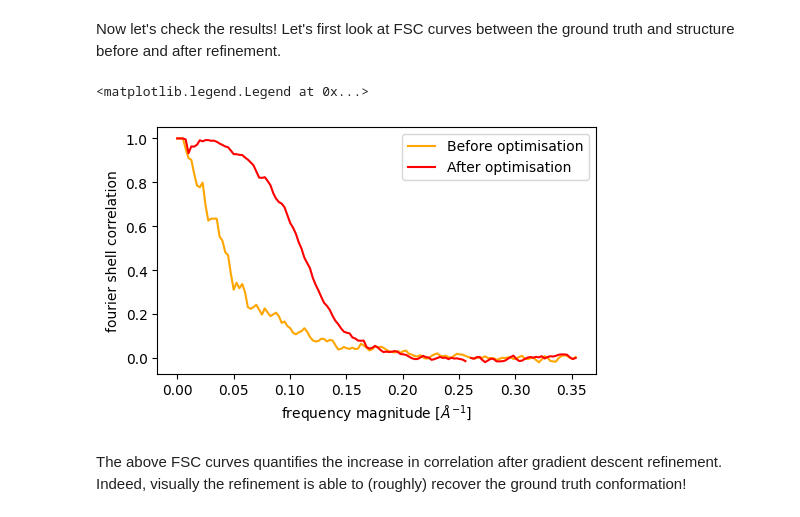
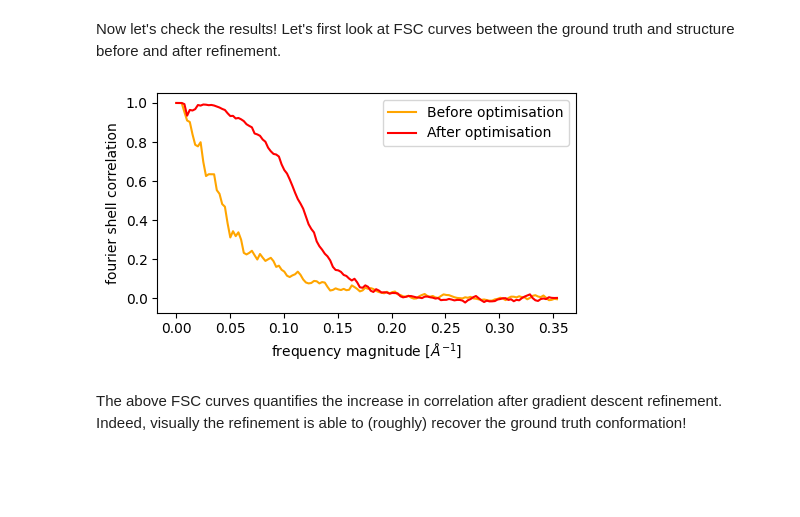
Before and after one commit to michael-0brien/cryojax, a Jupyter notebook: docs/examples/structure-refinement.ipynb, the cells around one changed output. Drawn from its saved outputs; the diff is of its cells as text; code cells hidden in the pictures; blank space fills up the shorter version.

Commit message:
defined width wrong

```diff
--- a/docs/examples/structure-refinement.ipynb
+++ b/docs/examples/structure-refinement.ipynb
@@ -57,7 +57,7 @@ PIXEL_SIZE = 2.0
 VOLTAGE_IN_KILOVOLTS = 300.0
 IMAGE_DIM = 200
 PAD_SCALE = 1.5
-GAUSSIAN_WIDTH_IN_ANGSTROMS = 10.0
+GMM_WIDTH_IN_ANGSTROMS = 3.0
 
 
 def make_parameters(
@@ -137,7 +137,7 @@ n_atoms = ground_truth_positions.shape[0]
 volume = cxs.GaussianMixtureVolume(
     ground_truth_positions,
     amplitudes=jnp.full((n_atoms, 1), 1.0),
-    variances=jnp.full((n_atoms, 1), GAUSSIAN_WIDTH_IN_ANGSTROMS),
+    variances=jnp.full((n_atoms, 1), GMM_WIDTH_IN_ANGSTROMS**2),
 )
 # Instantiate `image_config`
 padded_dim = int(PAD_SCALE * IMAGE_DIM)
@@ -169,7 +169,7 @@ def compute_loss(atom_positions, args):
         volume = cxs.GaussianMixtureVolume(
             atom_positions,
             amplitudes=jnp.full((n_atoms, 1), 1.0),
-            variances=jnp.full((n_atoms, 1), GAUSSIAN_WIDTH_IN_ANGSTROMS),
+            variances=jnp.full((n_atoms, 1), GMM_WIDTH_IN_ANGSTROMS**2),
         )
         image_model = cxs.make_image_model(
             volume,
@@ -294,37 +294,36 @@ def plot_fsc(pos1, pos2, ax, **kwargs):
     compute_voxels = lambda pos: cxs.GaussianMixtureVolume(
         pos,
         amplitudes=jnp.full((n_atoms, 1), 1.0),
-        variances=jnp.full((n_atoms, 1), GAUSSIAN_WIDTH_IN_ANGSTROMS),
+        variances=jnp.full((n_atoms, 1), GMM_WIDTH_IN_ANGSTROMS**2),
     ).to_real_voxel_grid(shape, voxel_size)
     voxels1 = rfftn(compute_voxels(pos1))
     voxels2 = rfftn(compute_voxels(pos2))
     frequencies = make_radial_frequency_grid(shape, voxel_size)
     fsc, frequency_bins, _ = compute_fourier_shell_correlation(
         voxels1,
         voxels2,
         frequencies,
         voxel_size,
     )
     ax.plot(frequency_bins, fsc, **kwargs)
-    plt.tight_layout()
 
 
 fig, ax = plt.figure(figsize=(5, 3)), plt.gca()
 plot_fsc(
     ground_truth_positions,
     initial_positions,
     ax,
     label="Before optimisation",
     color="orange",
 )
 plot_fsc(
     ground_truth_positions, opt_positions, ax, label="After optimisation", color="red"
 )
 ax.set(xlabel=r"frequency magnitude [$\AA^{-1}$]", ylabel="fourier shell correlation")
 ax.legend()
+plt.tight_layout()
 # %% [output]
-<matplotlib.legend.Legend at 0x...>
-[figure, old version]
+[figure, new version]
 # %% [markdown]
 The above FSC curves quantifies the increase in correlation after gradient descent refinement. Indeed, visually the refinement is able to (roughly) recover the ground truth conformation!
 # %%
```
Also changed, not shown: parts of 1 cell of this notebook.
